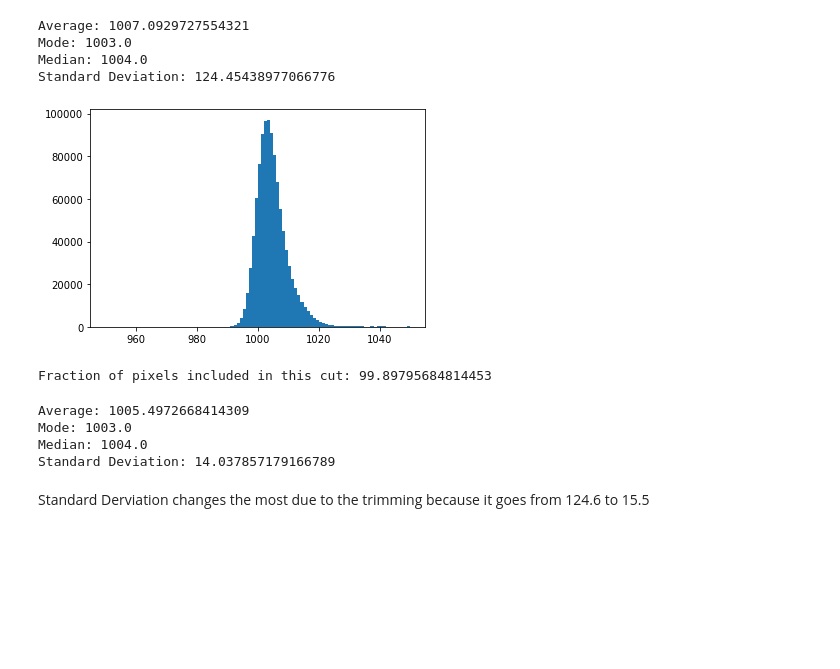
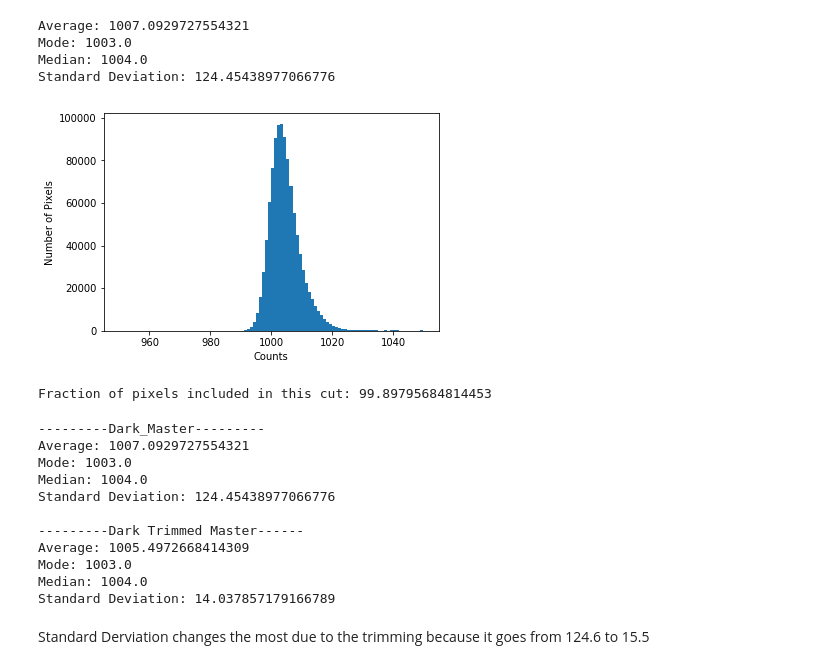
Before and after one commit to astro-kjc/AST443, a Jupyter notebook: Lab0/Lab0.ipynb, the cells around one changed output. Saved outputs shown, nothing was run; the diff lists cells and outputs as text; code cells hidden in the pictures; blank space fills up the shorter version.

```diff
--- a/Lab0/Lab0.ipynb
+++ b/Lab0/Lab0.ipynb
@@ -86,7 +89,7 @@ Compared to colder temperature from earlier: 0.040%
 # %% [markdown]
 # 4.2 Dark Frames
 # %%
-darks = sorted(glob.glob("data/ccd/*DARK*"))
+darks = sorted(glob.glob("labdata/ccd/*DARK*"))
 darks = list(map(fits.open, darks[:]))
 # %%
 dark = []
@@ -105,8 +108,11 @@ Median: 1004.0
 Standard Deviation: 124.45438977066776
 # %%
 plt.hist(Dark_Master, bins = 100, range=bounds);
+plt.xlabel("Counts")
+plt.ylabel("Number of Pixels")
+plt.savefig("plots/masterdarkhist.png")
 # %% [output]
-[figure, old version]
+[figure, new version]
 # %%
 Dark_trim = np.abs(Dark_Master - Davg)/Dtd
 Trimmed_Dark_Master = []
@@ -121,9 +127,20 @@ print("Fraction of pixels included in this cut:", pct_good_Dark)
 # %% [output]
 Fraction of pixels included in this cut: 99.89795684814453
 # %%
+DA, DM, DMe, DS = stas(Dark_Master)
 DTA, DTM, DTMe, DTS = stas(Trimmed_Dark_Master)
+print("---------Dark_Master---------")
+print("Average: {} \nMode: {} \nMedian: {} \nStandard Deviation: {} \n".format(DA, DM, DMe, DS))
+print("---------Dark Trimmed Master------")
 print("Average: {} \nMode: {} \nMedian: {} \nStandard Deviation: {} \n".format(DTA, DTM, DTMe, DTS))
 # %% [output]
+---------Dark_Master---------
+Average: 1007.0929727554321
+Mode: 1003.0
+Median: 1004.0
+Standard Deviation: 124.45438977066776
+
+---------Dark Trimmed Master------
 Average: 1005.4972668414309
 Mode: 1003.0
 Median: 1004.0
```
Also changed, not shown: parts of 18 cells of this notebook.
